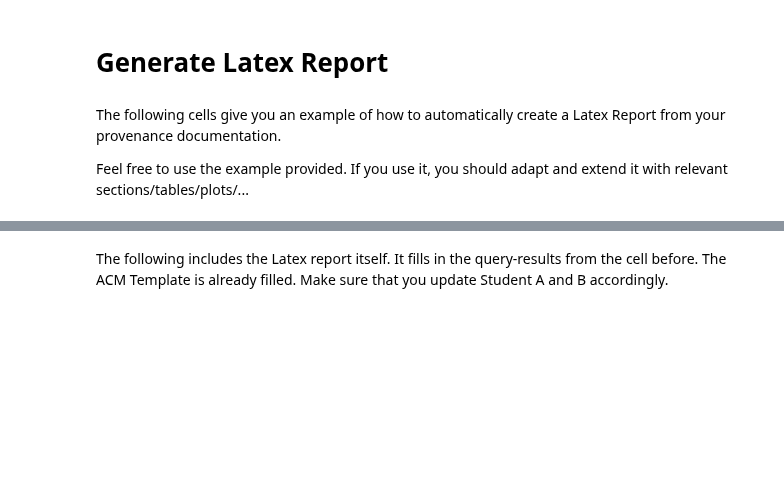
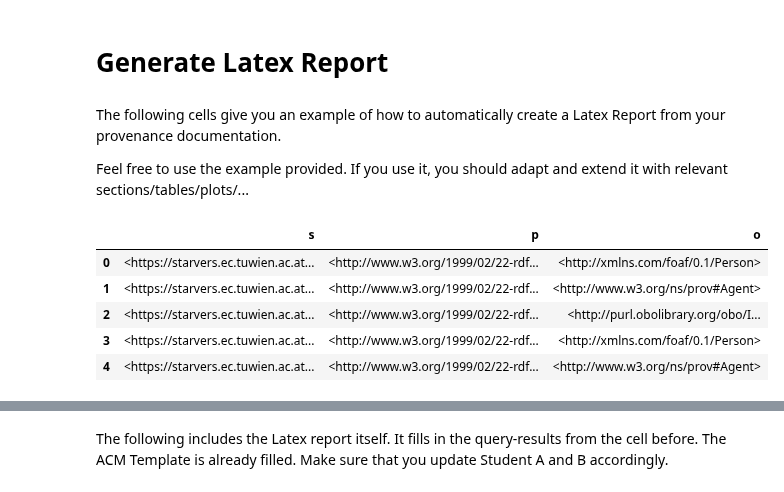
Before and after one commit to morawia/hospital-los, a Jupyter notebook: notebook/BI-hospital-los_251201.ipynb, the cells around one changed output, grey strips where cells are left out. Drawn from its saved outputs; the diff is of its cells as text; code cells hidden in the pictures; blank space fills up the shorter version.

```diff
--- a/notebook/BI-hospital-los_251201.ipynb
+++ b/notebook/BI-hospital-los_251201.ipynb
@@ -2879,6 +2906,7 @@ standardization_activity = [
     ':standardization rdf:type prov:Activity .',
     ':standardization sc:isPartOf :data_preparation_phase .',
     ':standardization rdfs:comment "Data Preparation" .',
+    f':standardization :stepOrder 49 .',
     f':standardization rdfs:comment """{std_comment}""" .',
     f':standardization prov:startedAtTime "{start_time_std}"^^xsd:dateTime .',
     f':standardization prov:endedAtTime "{end_time_std}"^^xsd:dateTime .',
@@ -3052,24 +3080,32 @@ engine.insert(prepared_data_triples, prefixes=prefixes)
 # %% [markdown]
 # Task 3b: Alternative Pre-Processing Steps
 # %%
-altern_pproc_comment = """
-
+altern_pproc_comment ="""
 During data understanding and preparation, alternative preprocessing steps were considered but not applied to maintain clinical interpretability.
-
 1) Statistical outlier removal:
 Outlier removal based on statistical criteria (like IQR or z-score) was considered but not applied. Extreme values reflect disease severity rather than noise, and removing them would risk eliminating important clinical information and introducing bias.
-
 2) Binning of continuous variables:
-Binning of continuous variables was considered but not applied. Turning variables such as age into categories can lead to information loss and reduces modeling flexibility. Binning was only seen as useful if it provides clear medical value, which was not the case here. In particular, binning laboratory and vital sign measurements was not appropriate, and binning age was also not considered meaningful for this analysis.
-
+Binning of continuous variables was considered but not applied. Turning variables such as age into categories can lead to information loss and reduces modeling flexibility. Binning was only seen as useful if it provides clear medical value, which was not the case here.
+In particular, binning laboratory and vital sign measurements was not appropriate, and binning age was also not considered meaningful for this analysis.
 3) Advanced imputation techniques:
 More complex imputation methods like k-nearest-neighbor or regression-based imputation were considered but not applied due to project scope and complexity.
 """
 
+#altern_pproc_triples = [
+   # ':alt_preprocessing_decisions rdf:type prov:Entity .',
+   # ':alt_preprocessing_decisions rdfs:label "3b: Alternative Pre-Processing Steps" .',
+  #  f':alt_preprocessing_decisions rdfs:comment """{altern_pproc_comment}""" .',
+ #   ':alt_preprocessing_decisions sc:isPartOf :data_preparation_phase .',
+#]
+
 altern_pproc_triples = [
     ':alt_preprocessing_decisions rdf:type prov:Entity .',
     ':alt_preprocessing_decisions rdfs:label "3b: Alternative Pre-Processing Steps" .',
-    f':alt_preprocessing_decisions rdfs:comment """{altern_pproc_comment}""" .',
+    ':alt_preprocessing_decisions rdfs:comment "During data understanding and preparation, several alternative preprocessing steps were considered but deliberately not applied to preserve clinical interpretability." .',
+    ':alt_preprocessing_decisions rdfs:comment "Statistical outlier removal based on criteria such as IQR or z-score was considered but rejected, as extreme values reflect disease severity rather than noise and removing them would risk eliminating important clinical information." .',
+    ':alt_preprocessing_decisions rdfs:comment "Binning of continuous variables was considered but not applied, as categorization leads to information loss and reduced modeling flexibility." .',
+    ':alt_preprocessing_decisions rdfs:comment "In particular, binning laboratory and vital sign measurements was not appropriate, and binning age was not considered medically meaningful for this analysis." .',
+    ':alt_preprocessing_decisions rdfs:comment "Advanced imputation techniques such as k-nearest-neighbor or regression-based imputation were considered but not applied due to project scope and complexity constraints." .',
     ':alt_preprocessing_decisions sc:isPartOf :data_preparation_phase .',
 ]
 
@@ -3103,6 +3137,7 @@ Furthermore, creating clinically meaningful derived variables would require deep
 derived_attributes_triples = [
     ':derived_attribute_analysis rdf:type prov:Entity .',
     ':derived_attribute_analysis rdfs:label "3c: Potential for Derived Attributes" .',
+    f':derived_attribute_analysis :stepOrder 51 .',
     f':derived_attribute_analysis rdfs:comment """{derived_attributes_comment}""" .',
     ':derived_attribute_analysis sc:isPartOf :data_preparation_phase .',
 ]
@@ -3138,6 +3173,7 @@ However, due to dataset limitations in relation to the scope of this project no
 external_data_triples = [
     ':external_data_analysis rdf:type prov:Entity .',
     ':external_data_analysis rdfs:label "3d: Potential External Data Sources" .',
+    f':external_data_analysis :stepOrder 52 .',
     f':external_data_analysis rdfs:comment """{external_data_comment}""" .',
     ':external_data_analysis sc:isPartOf :data_preparation_phase .',
 ]
@@ -3612,5 +3648,17 @@ The following cells give you an example of how to automatically create a Latex R
 Feel free to use the example provided. If you use it, you should adapt and extend it with relevant sections/tables/plots/...
 # %%
 base_iri = f"https://starvers.ec.tuwien.ac.at/BI2025/{group_id}/"
+# %%
+test = engine.query(f"""{prefix_header}
+SELECT ?s ?p ?o WHERE {{ ?s ?p ?o }} LIMIT 5
+""")
+display(test)
+# %% [output]
+|  | s | p | o |
+| 0 | <https://starvers.ec.tuwien.ac.at... | <http://www.w3.org/1999/02/22-rdf... | <http://xmlns.com/foaf/0.1/Person> |
+| 1 | <https://starvers.ec.tuwien.ac.at... | <http://www.w3.org/1999/02/22-rdf... | <http://www.w3.org/ns/prov#Agent> |
+| 2 | <https://starvers.ec.tuwien.ac.at... | <http://www.w3.org/1999/02/22-rdf... | <http://purl.obolibrary.org/obo/I... |
+| 3 | <https://starvers.ec.tuwien.ac.at... | <http://www.w3.org/1999/02/22-rdf... | <http://xmlns.com/foaf/0.1/Person> |
+| 4 | <https://starvers.ec.tuwien.ac.at... | <http://www.w3.org/1999/02/22-rdf... | <http://www.w3.org/ns/prov#Agent> |
 # %%
 # This cell includes cleaning functions
```
Also changed, not shown: parts of 33 cells of this notebook, 7 other files.
